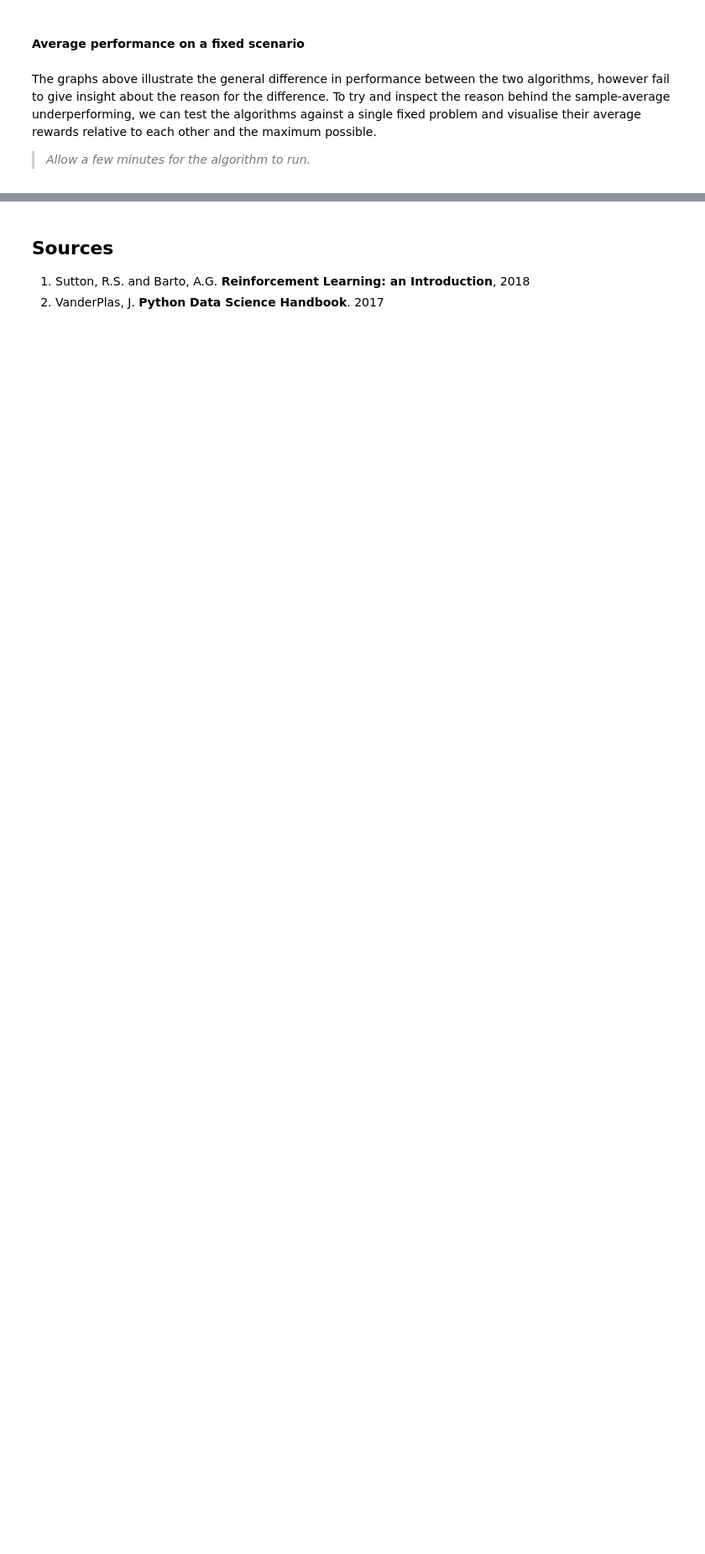
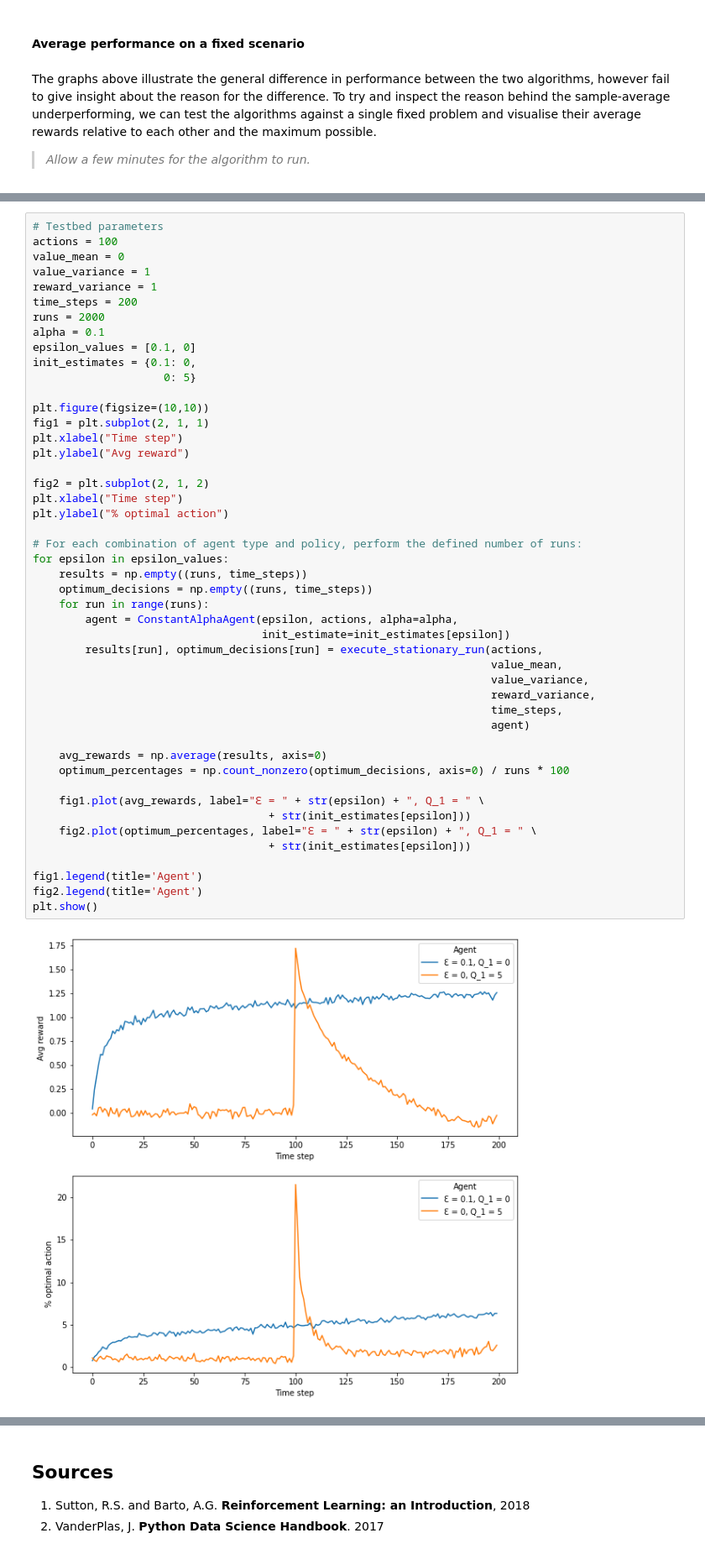
Before and after one commit to Hitchhiker90/machine-learning-notebooks, a Jupyter notebook: 1_k_armed_Bandit.ipynb, the cells around one changed output, grey strips where cells are left out. Shown: that part at 84% size. Drawn from its saved outputs; the diff is of its cells as text; blank space fills up the shorter version.

```diff
--- a/1_k_armed_Bandit.ipynb
+++ b/1_k_armed_Bandit.ipynb
@@ -540,0 +548,49 @@ The second plot showcases the different rates at which the policies allow the ag
+# %%
+# Testbed parameters
+actions = 100
+value_mean = 0
+value_variance = 1
+reward_variance = 1
+time_steps = 200
+runs = 2000
+alpha = 0.1
+epsilon_values = [0.1, 0]
+init_estimates = {0.1: 0,
+                    0: 5}
+
+plt.figure(figsize=(10,10))
+fig1 = plt.subplot(2, 1, 1)
+plt.xlabel("Time step")
+plt.ylabel("Avg reward")
+
+fig2 = plt.subplot(2, 1, 2)
+plt.xlabel("Time step")
+plt.ylabel("% optimal action")
+
+# For each combination of agent type and policy, perform the defined number of runs:
+for epsilon in epsilon_values:
+    results = np.empty((runs, time_steps))
+    optimum_decisions = np.empty((runs, time_steps))
+    for run in range(runs):
+        agent = ConstantAlphaAgent(epsilon, actions, alpha=alpha,
+                                   init_estimate=init_estimates[epsilon])
+        results[run], optimum_decisions[run] = execute_stationary_run(actions,
+                                                                      value_mean,
+                                                                      value_variance,
+                                                                      reward_variance,
+                                                                      time_steps,
+                                                                      agent)
+
+    avg_rewards = np.average(results, axis=0)
+    optimum_percentages = np.count_nonzero(optimum_decisions, axis=0) / runs * 100
+
+    fig1.plot(avg_rewards, label="Ɛ = " + str(epsilon) + ", Q_1 = " \
+                                    + str(init_estimates[epsilon]))
+    fig2.plot(optimum_percentages, label="Ɛ = " + str(epsilon) + ", Q_1 = " \
+                                    + str(init_estimates[epsilon]))
+
+fig1.legend(title='Agent')
+fig2.legend(title='Agent')
+plt.show()
+# %% [output]
+[figure, added]
```
Also changed, not shown: parts of 8 cells of this notebook.
